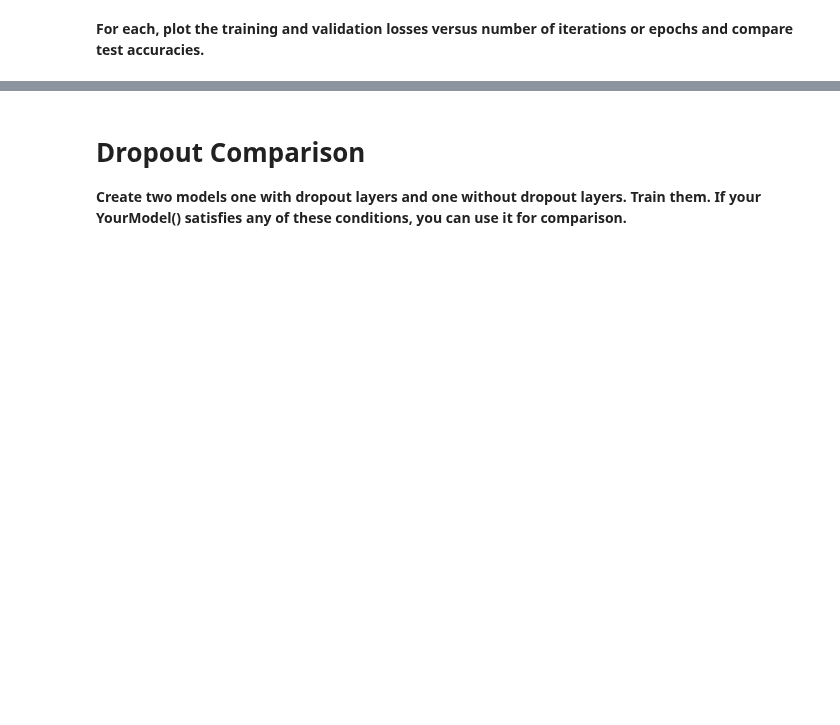
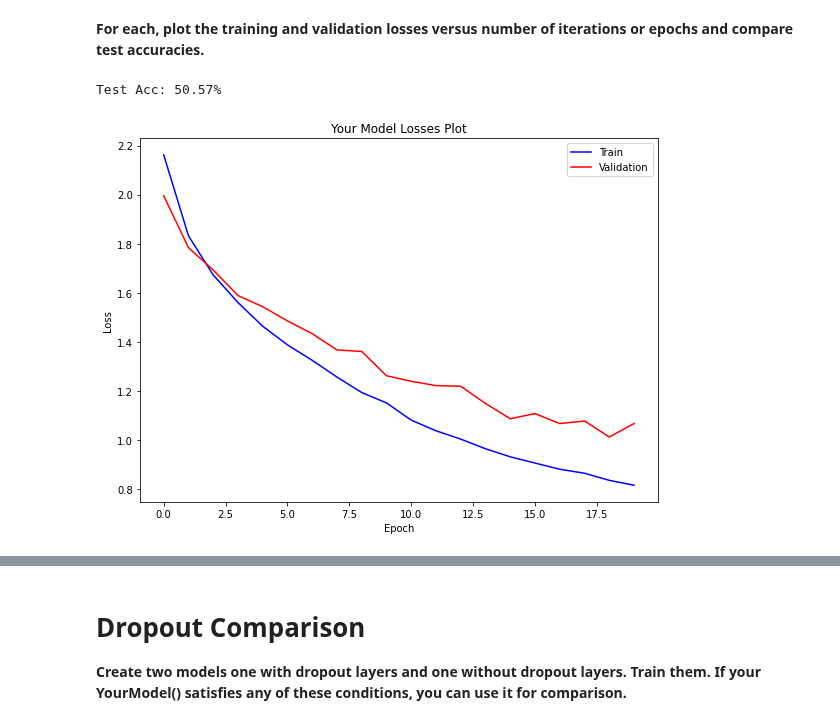
Before and after one commit to batuhanfaik/itu-cmpe, a Jupyter notebook: hw2/PyTorch.ipynb, the cells around one changed output, grey strips where cells are left out. Drawn from its saved outputs; the diff is of its cells as text; code cells hidden in the pictures; blank space fills up the shorter version.

```diff
--- a/hw2/PyTorch.ipynb
+++ b/hw2/PyTorch.ipynb
@@ -172,3 +396,16 @@ with torch.no_grad():
+# %%
+def plot_model(train_losses, val_losses, title=None):
+    fig, axes = plt.subplots(nrows=1, ncols=1, figsize=(8, 6))
+    axes.plot(train_losses, c="b", label="Train")
+    axes.plot(val_losses, c="r", label="Validation")
+    if title:
+        axes.set_title(title)
+    else:
+        axes.set_title("Epoch Losses")
+    axes.set_xlabel("Epoch")
+    axes.set_ylabel("Loss")
+    axes.legend(loc="best")
+    fig.tight_layout()
 # %% [markdown]
 # ResNet-50
 ## Train ResNet-50
@@ -202,2 +563,5 @@ Avoid overfitting and underfitting as much as possible. **Try to get highest val
 # %%
-# Define your model with BatchNorm and train it. Skip this if you use YourModel() for this condition.
+# Define your model without BatchNorm and train it. Skip this if you use YourModel() for this condition.
+your_model = YourModel()
+yourmodel_optimizer = optim.SGD(your_model.parameters(), lr=learning_rate, momentum=momentum, weight_decay=regularization_rate)
+_, yourmodel_train_losses, _, yourmodel_val_losses = train_model(train_loader, val_loader, your_model, yourmodel_optimizer, criteria)
@@ -206,2 +586,8 @@ Avoid overfitting and underfitting as much as possible. **Try to get highest val
 # %% [markdown]
 **For each, plot the training and validation losses versus number of iterations or epochs and compare test accuracies.**
+# %%
+yourmodel_acc = test_model(test_loader, your_model)
+plot_model(yourmodel_train_losses, yourmodel_val_losses, "Your Model Losses Plot")
+# %% [output]
+Test Acc: 50.57%
+[figure, added]
```
Also changed, not shown: parts of 43 cells of this notebook.
